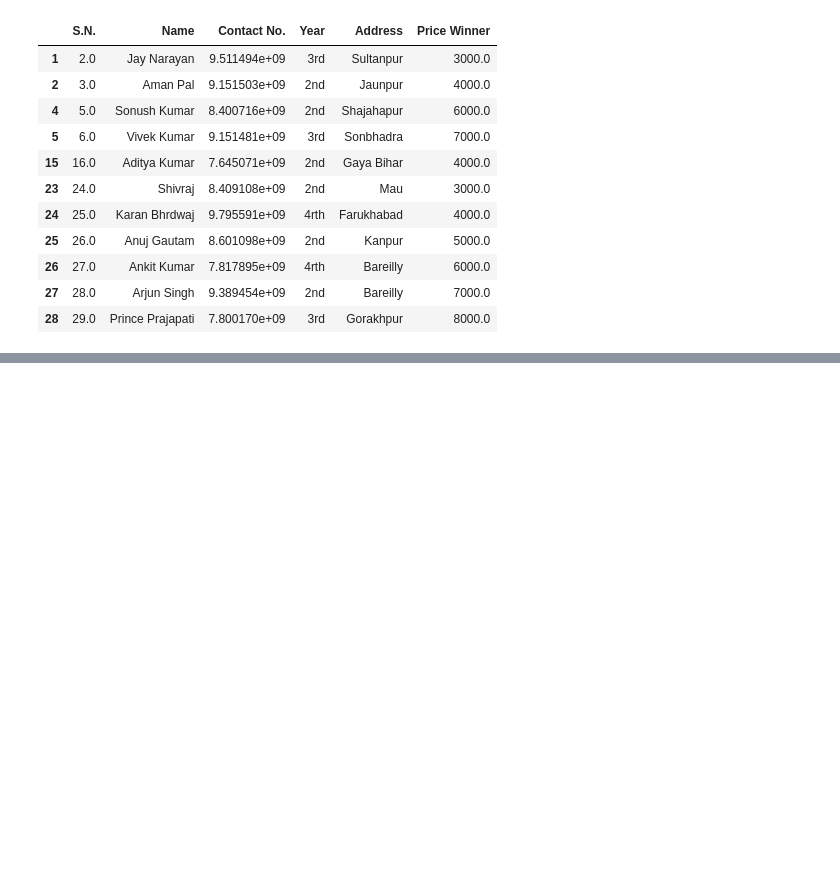
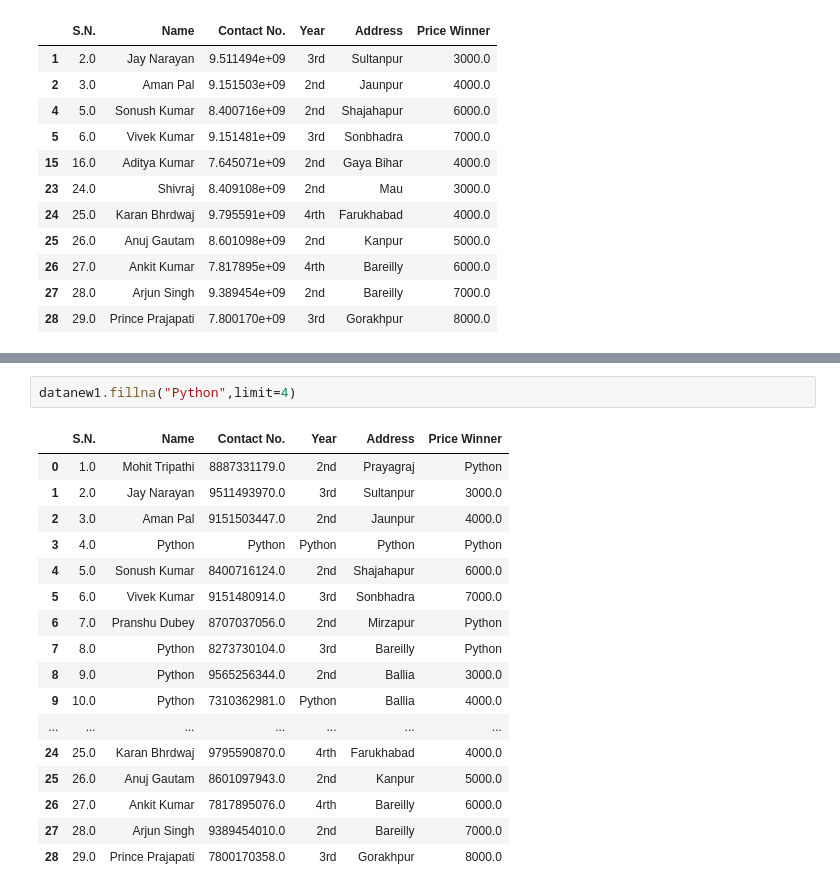
Before and after one commit to NeerajKatheriya1435/Data_Analysis_Std, a Jupyter notebook: Pandas5.ipynb, the cells around one changed output, grey strips where cells are left out. Drawn from its saved outputs; the diff is of its cells as text; blank space fills up the shorter version.

```diff
--- a/Pandas5.ipynb
+++ b/Pandas5.ipynb
@@ -65,0 +157,20 @@ datanew1.dropna(how="all")
+# %%
+datanew1.fillna("Python",limit=4)
+# %% [output]
+|  | S.N. | Name | Contact No. | Year | Address | Price Winner |
+| 0 | 1.0 | Mohit Tripathi | 8887331179.0 | 2nd | Prayagraj | Python |
+| 1 | 2.0 | Jay Narayan | 9511493970.0 | 3rd | Sultanpur | 3000.0 |
+| 2 | 3.0 | Aman Pal | 9151503447.0 | 2nd | Jaunpur | 4000.0 |
+| 3 | 4.0 | Python | Python | Python | Python | Python |
+| 4 | 5.0 | Sonush Kumar | 8400716124.0 | 2nd | Shajahapur | 6000.0 |
+| 5 | 6.0 | Vivek Kumar | 9151480914.0 | 3rd | Sonbhadra | 7000.0 |
+| 6 | 7.0 | Pranshu Dubey | 8707037056.0 | 2nd | Mirzapur | Python |
+| 7 | 8.0 | Python | 8273730104.0 | 3rd | Bareilly | Python |
+| 8 | 9.0 | Python | 9565256344.0 | 2nd | Ballia | 3000.0 |
+| 9 | 10.0 | Python | 7310362981.0 | Python | Ballia | 4000.0 |
+| ... | ... | ... | ... | ... | ... | ... |
+| 24 | 25.0 | Karan Bhrdwaj | 9795590870.0 | 4rth | Farukhabad | 4000.0 |
+| 25 | 26.0 | Anuj Gautam | 8601097943.0 | 2nd | Kanpur | 5000.0 |
+| 26 | 27.0 | Ankit Kumar | 7817895076.0 | 4rth | Bareilly | 6000.0 |
+| 27 | 28.0 | Arjun Singh | 9389454010.0 | 2nd | Bareilly | 7000.0 |
+| 28 | 29.0 | Prince Prajapati | 7800170358.0 | 3rd | Gorakhpur | 8000.0 |
```
Also changed, not shown: parts of 6 cells of this notebook, 3 other files.
